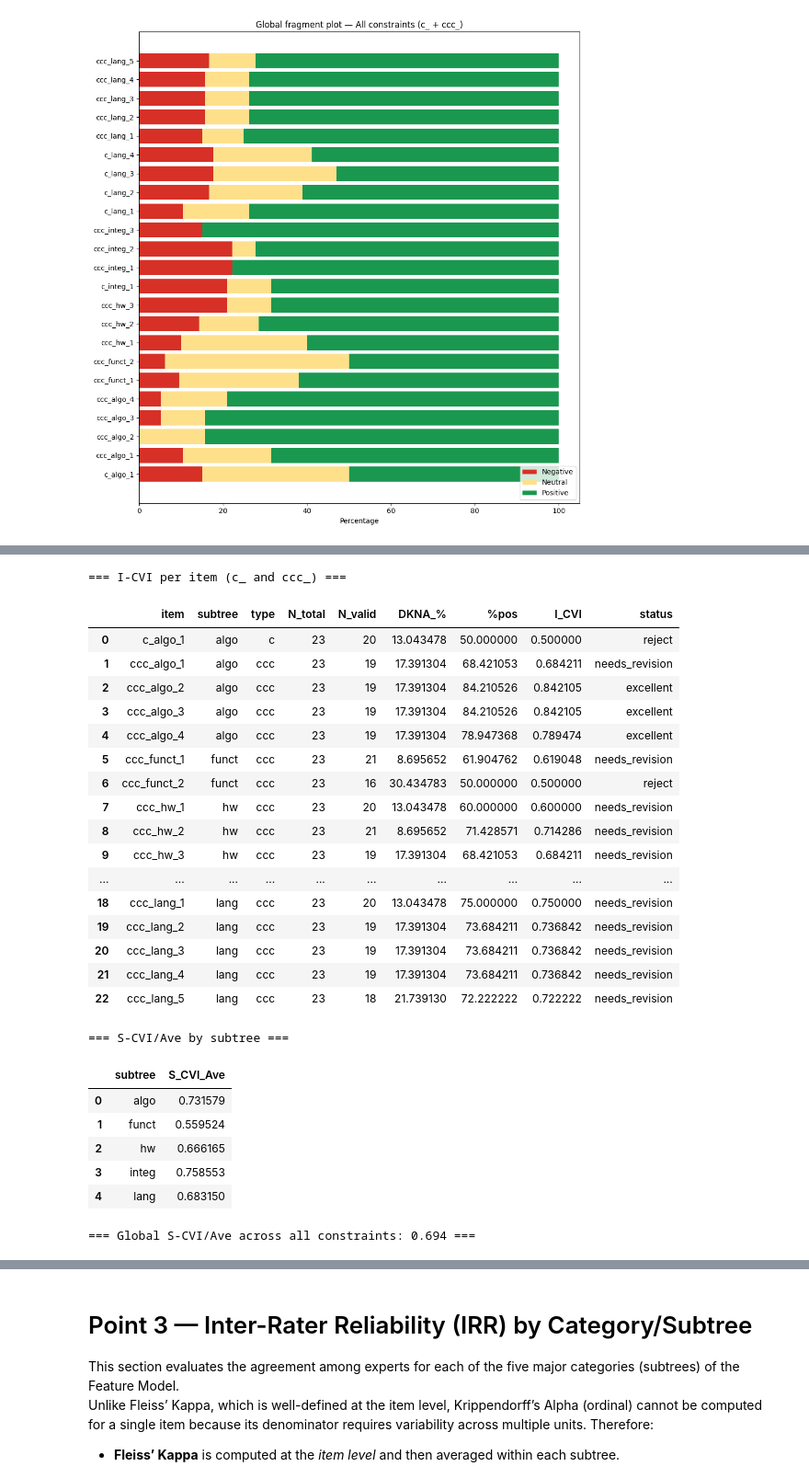
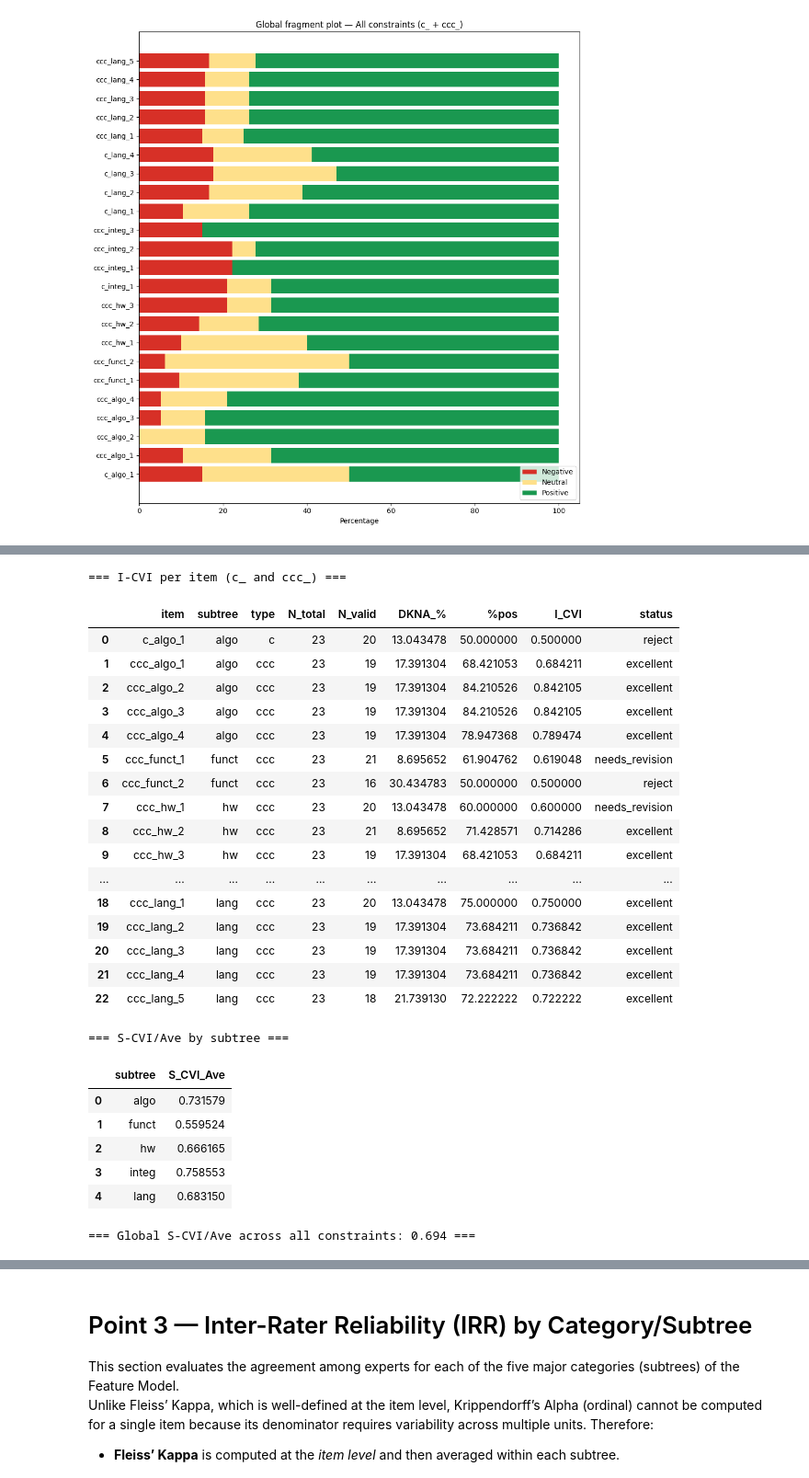
Before and after one commit to ricpdc/QSPL-Survey, a Jupyter notebook: QSE_Survey_Analysis_Colab.ipynb, the cells around one changed output, grey strips where cells are left out. Shown at 92% size. Saved outputs shown, nothing was run; the diff lists cells and outputs as text; code cells hidden in the pictures.

```diff
--- a/QSE_Survey_Analysis_Colab.ipynb
+++ b/QSE_Survey_Analysis_Colab.ipynb
@@ -3132,15 +3132,18 @@ def likert5_to3(x):
         return 3
     return np.nan
 
-def classify_icvi(icvi):
+def classify_icvi(icvi, th1=0.55, th2=0.65):
     """
-    Classify I-CVI values into status categories.
+    Classify I-CVI values into status categories using relaxed thresholds:
+      I-CVI >= th2      -> excellent
+      th1 <= I-CVI < th2 -> needs_revision
+      I-CVI < th1       -> reject
     """
     if pd.isna(icvi):
         return "insufficient_data"
-    if icvi >= 0.78:
+    if icvi >= th2:
         return "excellent"
-    if icvi >= 0.60:
+    if icvi >= th1:
         return "needs_revision"
     return "reject"
 
@@ -3210,48 +3213,48 @@ for col in ccc_cols:
 # ----------------------------------------------------------
 # 5. Build I-CVI table (per item) and block-level summary
 # ----------------------------------------------------------
 icvi_table = pd.DataFrame(records)
 icvi_table = icvi_table.sort_values(["subtree", "type", "item"]).reset_index(drop=True)
 
 print("=== I-CVI per item (c_ and ccc_) ===")
 display(icvi_table)
 
 # S-CVI/Ave per subtree
 icvi_blocks = (
     icvi_table
     .groupby("subtree")["I_CVI"]
     .mean(numeric_only=True)
     .reset_index()
     .rename(columns={"I_CVI": "S_CVI_Ave"})
     .sort_values("subtree")
 )
 
 # Global S-CVI/Ave (all items)
 global_scvi_ave = icvi_table["I_CVI"].mean(skipna=True)
 
 print("=== S-CVI/Ave by subtree ===")
 display(icvi_blocks)
 
 print(f"=== Global S-CVI/Ave across all constraints: {global_scvi_ave:.3f} ===")
 # %% [output]
 === I-CVI per item (c_ and ccc_) ===
 |  | item | subtree | type | N_total | N_valid | DKNA_% | %pos | I_CVI | status |
 | 0 | c_algo_1 | algo | c | 23 | 20 | 13.043478 | 50.000000 | 0.500000 | reject |
-| 1 | ccc_algo_1 | algo | ccc | 23 | 19 | 17.391304 | 68.421053 | 0.684211 | needs_revision |
+| 1 | ccc_algo_1 | algo | ccc | 23 | 19 | 17.391304 | 68.421053 | 0.684211 | excellent |
 | 2 | ccc_algo_2 | algo | ccc | 23 | 19 | 17.391304 | 84.210526 | 0.842105 | excellent |
 | 3 | ccc_algo_3 | algo | ccc | 23 | 19 | 17.391304 | 84.210526 | 0.842105 | excellent |
 | 4 | ccc_algo_4 | algo | ccc | 23 | 19 | 17.391304 | 78.947368 | 0.789474 | excellent |
 | 5 | ccc_funct_1 | funct | ccc | 23 | 21 | 8.695652 | 61.904762 | 0.619048 | needs_revision |
 | 6 | ccc_funct_2 | funct | ccc | 23 | 16 | 30.434783 | 50.000000 | 0.500000 | reject |
 | 7 | ccc_hw_1 | hw | ccc | 23 | 20 | 13.043478 | 60.000000 | 0.600000 | needs_revision |
-| 8 | ccc_hw_2 | hw | ccc | 23 | 21 | 8.695652 | 71.428571 | 0.714286 | needs_revision |
-| 9 | ccc_hw_3 | hw | ccc | 23 | 19 | 17.391304 | 68.421053 | 0.684211 | needs_revision |
+| 8 | ccc_hw_2 | hw | ccc | 23 | 21 | 8.695652 | 71.428571 | 0.714286 | excellent |
+| 9 | ccc_hw_3 | hw | ccc | 23 | 19 | 17.391304 | 68.421053 | 0.684211 | excellent |
 | ... | ... | ... | ... | ... | ... | ... | ... | ... | ... |
-| 18 | ccc_lang_1 | lang | ccc | 23 | 20 | 13.043478 | 75.000000 | 0.750000 | needs_revision |
-| 19 | ccc_lang_2 | lang | ccc | 23 | 19 | 17.391304 | 73.684211 | 0.736842 | needs_revision |
-| 20 | ccc_lang_3 | lang | ccc | 23 | 19 | 17.391304 | 73.684211 | 0.736842 | needs_revision |
-| 21 | ccc_lang_4 | lang | ccc | 23 | 19 | 17.391304 | 73.684211 | 0.736842 | needs_revision |
-| 22 | ccc_lang_5 | lang | ccc | 23 | 18 | 21.739130 | 72.222222 | 0.722222 | needs_revision |
+| 18 | ccc_lang_1 | lang | ccc | 23 | 20 | 13.043478 | 75.000000 | 0.750000 | excellent |
+| 19 | ccc_lang_2 | lang | ccc | 23 | 19 | 17.391304 | 73.684211 | 0.736842 | excellent |
+| 20 | ccc_lang_3 | lang | ccc | 23 | 19 | 17.391304 | 73.684211 | 0.736842 | excellent |
+| 21 | ccc_lang_4 | lang | ccc | 23 | 19 | 17.391304 | 73.684211 | 0.736842 | excellent |
+| 22 | ccc_lang_5 | lang | ccc | 23 | 18 | 21.739130 | 72.222222 | 0.722222 | excellent |
 === S-CVI/Ave by subtree ===
 |  | subtree | S_CVI_Ave |
 | 0 | algo | 0.731579 |
```
Also changed, not shown: parts of 7 cells of this notebook.
